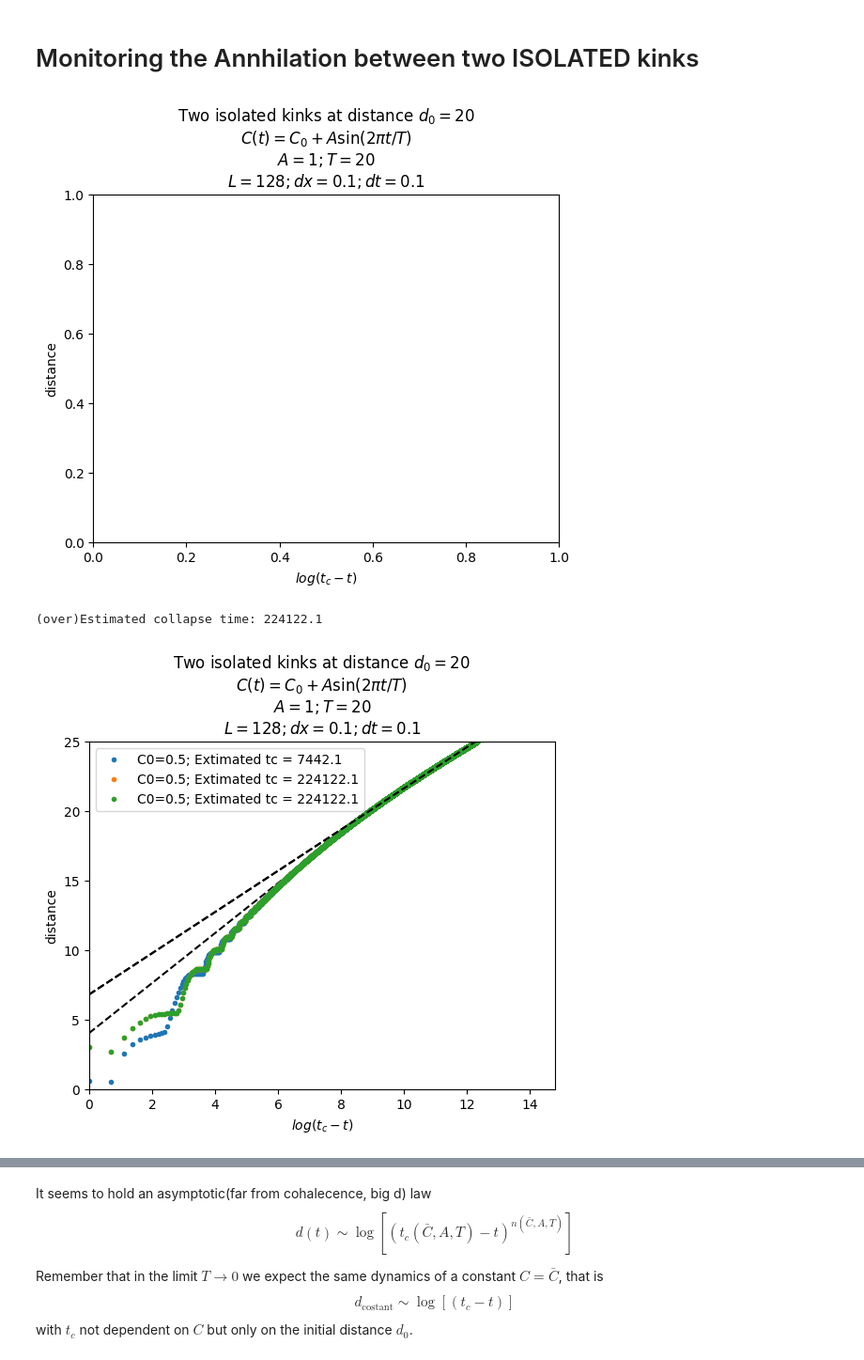
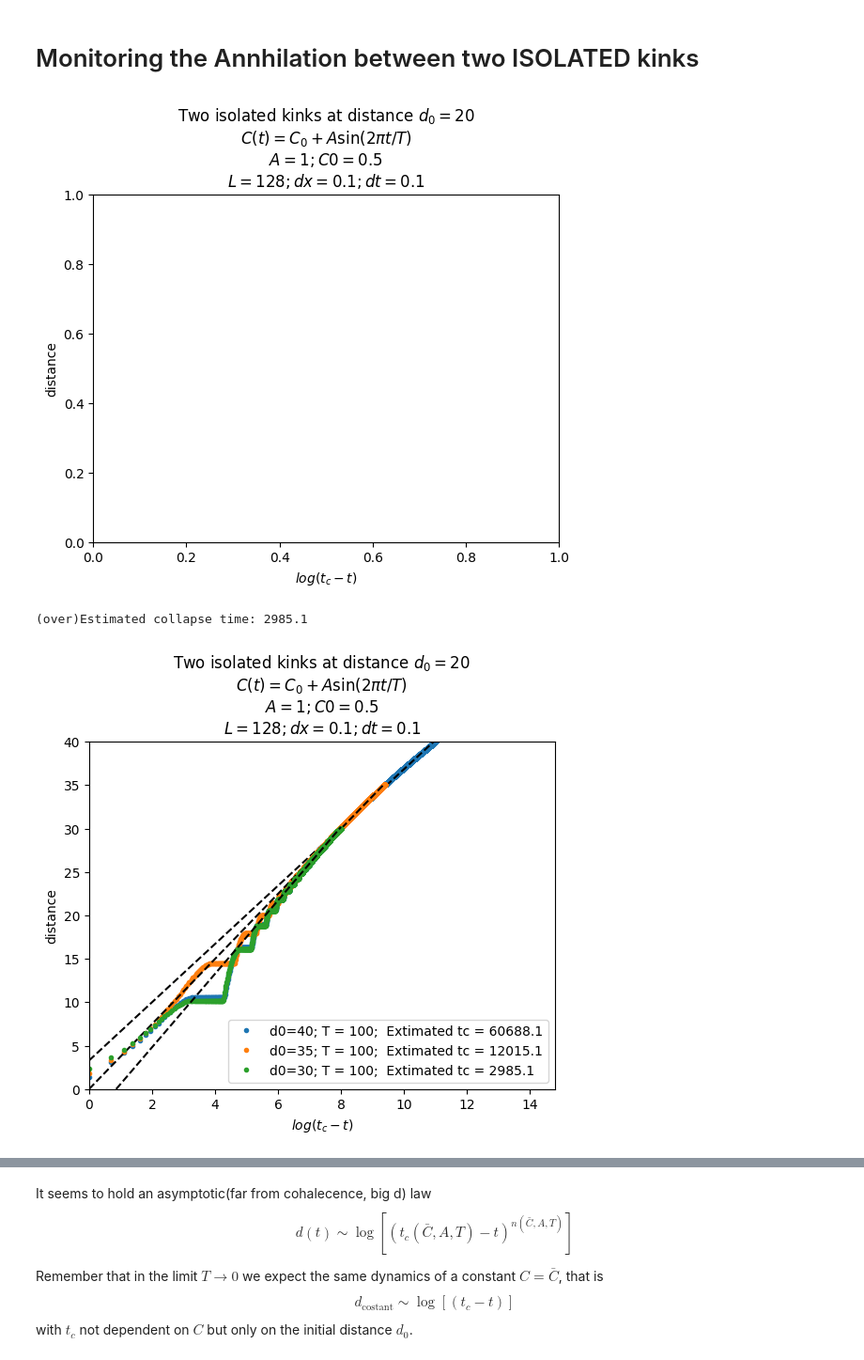
Before and after one commit to suanno/tdgl, a Jupyter notebook: 1D/analysis/kink_distance.ipynb, the cells around one changed output, grey strips where cells are left out. Shown at 94% size. Drawn from its saved outputs; the diff is of its cells as text; code cells hidden in the pictures.

```diff
--- a/1D/analysis/kink_distance.ipynb
+++ b/1D/analysis/kink_distance.ipynb
@@ -7,7 +7,7 @@ from matplotlib import pyplot as plt
 fig, ax = plt.subplots()
 ax.set_xlabel("$log (t_c-t)$")
 ax.set_ylabel("distance")
-ax.set_title("Two isolated kinks at distance $d_0=20$\n$C(t)=C_0+A\sin(2\pi t/T)$\n$A=1; T=20$\n$L=128; dx=0.1; dt=0.1$")
+ax.set_title("Two isolated kinks at distance $d_0=20$\n$C(t)=C_0+A\sin(2\pi t/T)$\n$A=1; C0=0.5$\n$L=128; dx=0.1; dt=0.1$")
 
 # Save the FITTED slopes for the different simulations
 Cbar_list = np.array([])
@@ -16,12 +16,12 @@ A_list = np.array([])
 Slope_list = np.array([])
 tc_list = np.array([])
 # %% [output]
-[figure, old version]
+[figure, new version]
 # %%
-d0 = 25
+d0 = 30
 """ Save folder """
 Cbar = 0.5
-T = 25
+T = 100
 A = 1
 dx = 0.1
 dt_simul = 0.1
@@ -86,39 +86,39 @@ logdists = np.log(dists)
 #Plot data (without showing it)
 #llabel = "T="+str(T)+"; Extimated tc = "+str(tc)
 #llabel = "A="+str(A)+"; Extimated tc = "+str(tc)
-llabel = "C0="+str(Cbar)+"; Extimated tc = "+str(tc)
+llabel = "d0="+str(d0)+"; T = "+str(T)+";  Extimated tc = "+str(tc)
 #llabel = "dt="+str(dt_simul)+"; T="+str(T)+"; tc = "+str(tc)
 
 ax.plot(logt, dists,'.',label=llabel)
 ax.legend()
 
 # Plot
 ax.set_xlim(np.log(dt),14.8)
-ax.set_ylim(0,25)
+ax.set_ylim(0,40)
 
 #FIT
 """ NOTE: The data is collected from right to left, as the x-axis shows tc-t and NOT +t !!! So we FLIP the arrays before the FIT"""
 logtmin = 6
 imin = int((tc-np.exp(logtmin))/dt)
 imax = 0
 fit_logt = np.flip(logt[imax:imin])
 fit_dists = np.flip(dists[imax:imin])
 
 c = np.polyfit(fit_logt, fit_dists, deg=1)
 ax.plot(np.flip(logt), c[0]*np.flip(logt)+c[1]*np.ones(len(logt)),'--',color="black")
 
 # Save Fitted slope
 Cbar_list = np.append(Cbar_list,Cbar)
 T_list = np.append(T_list,T)
 A_list = np.append(A_list,A)
 Slope_list = np.append(Slope_list,c[0])
 # Save extimated tc
 tc_list = np.append(tc_list,tc)
 
 fig
 # %% [output]
-(over)Estimated collapse time: 224122.1
+(over)Estimated collapse time: 2985.1
-[figure, old version]
+[figure, new version]
 # %%
 # Plot FAR from annhilation
 ax.set_xlim(6,9)
```
Also changed, not shown: parts of 2 cells of this notebook, 8 other files.
